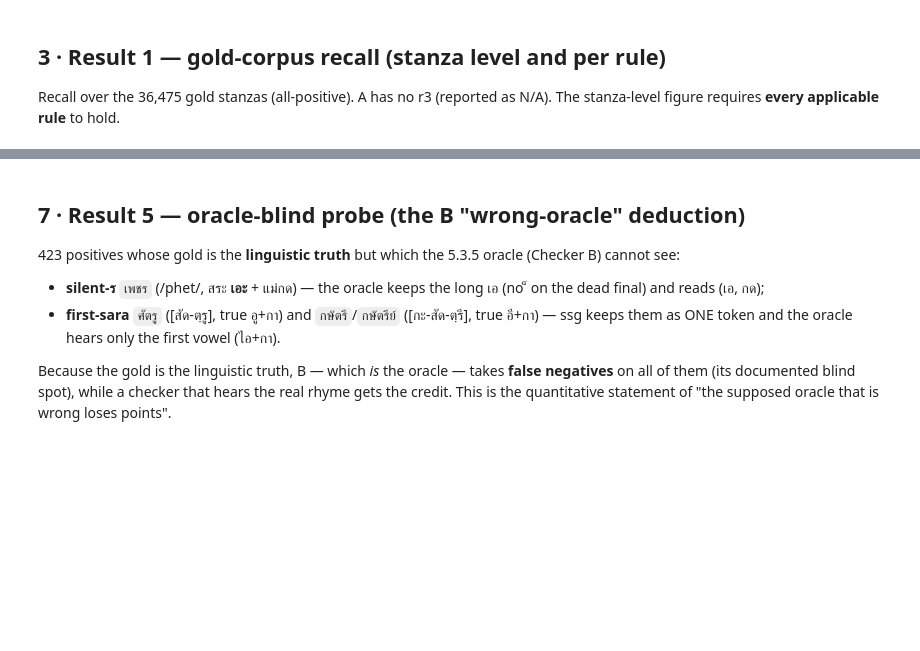
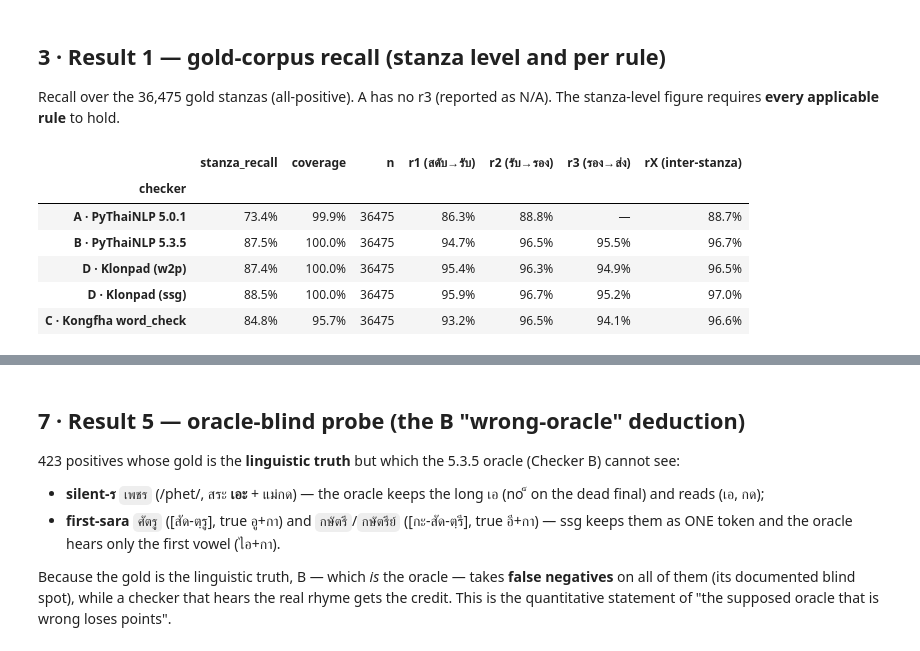
Before and after one commit to Warit-Yuv/llm-Thai-poem-writer, a Jupyter notebook: Paper/Method_evaluation_script.ipynb, the cells around one changed output, grey strips where cells are left out. Drawn from its saved outputs; the diff is of its cells as text; code cells hidden in the pictures; blank space fills up the shorter version.

```diff
--- a/Paper/Method_evaluation_script.ipynb
+++ b/Paper/Method_evaluation_script.ipynb
@@ -122,19 +89,27 @@ oracle itself scores 0% on them, which is the intended deduction).
 Recall over the 36,475 gold stanzas (all-positive). A has no r3 (reported as N/A). The
 stanza-level figure requires **every applicable rule** to hold.
 # %%
-# ---- Table 1: gold recall (stanza + per rule) ----
+# ---- Table 1: GOLD recall (stanza + per rule) ----
 rows = []
-for cname, ck in metrics["checkers"].items():
-    label = CHECKER_NAMES.get(cname, cname)
-    st = ck["stanza"]["TOTAL"]
+for cname, g in GOLD.items():
+    label = CHECKER_NAMES[cname]
+    s = g["stanza"]
     row = {"checker": label,
-           "stanza_recall": pct(st["recall"]),
-           "stanza_ci": f"±{st['recall_ci'][1]-st['recall']:.3f}" if st["recall_ci"] else "—",
-           "coverage": pct(st["coverage"]), "n": st["total"]}
+           "stanza_recall": pct(s["recall"]),
+           "coverage": pct(s["coverage"]),
+           "n": s["total"]}
     for rid in RULES:
-        r = ck["rules"][rid]["TOTAL"]
-        row[RULE_NAMES[rid]] = pct(r["recall"])
+        r = g["rules"][rid]
+        row[RULE_NAMES[rid]] = pct(r["recall"]) if r.get("total") else "—"
     rows.append(row)
 df_gold = pd.DataFrame(rows).set_index("checker")
 df_gold
+# %% [output]
+|  | stanza_recall | coverage | n | r1 (สดับ→รับ) | r2 (รับ→รอง) | r3 (รอง→ส่ง) | rX (inter-stanza) |
+| checker |  |  |  |  |  |  |  |
+| A · PyThaiNLP 5.0.1 | 73.4% | 99.9% | 36475 | 86.3% | 88.8% | — | 88.7% |
+| B · PyThaiNLP 5.3.5 | 87.5% | 100.0% | 36475 | 94.7% | 96.5% | 95.5% | 96.7% |
+| D · Klonpad (w2p) | 87.4% | 100.0% | 36475 | 95.4% | 96.3% | 94.9% | 96.5% |
+| D · Klonpad (ssg) | 88.5% | 100.0% | 36475 | 95.9% | 96.7% | 95.2% | 97.0% |
+| C · Kongfha word_check | 84.8% | 95.7% | 36475 | 93.2% | 96.5% | 94.1% | 96.6% |
 # %% [markdown]
```
Also changed, not shown: parts of 9 cells of this notebook, 4 other files.
